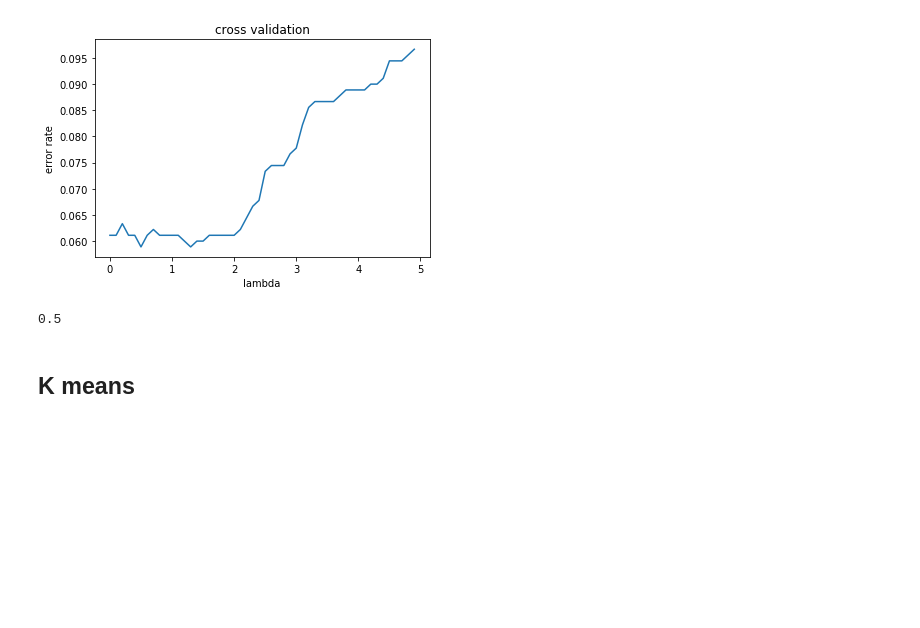
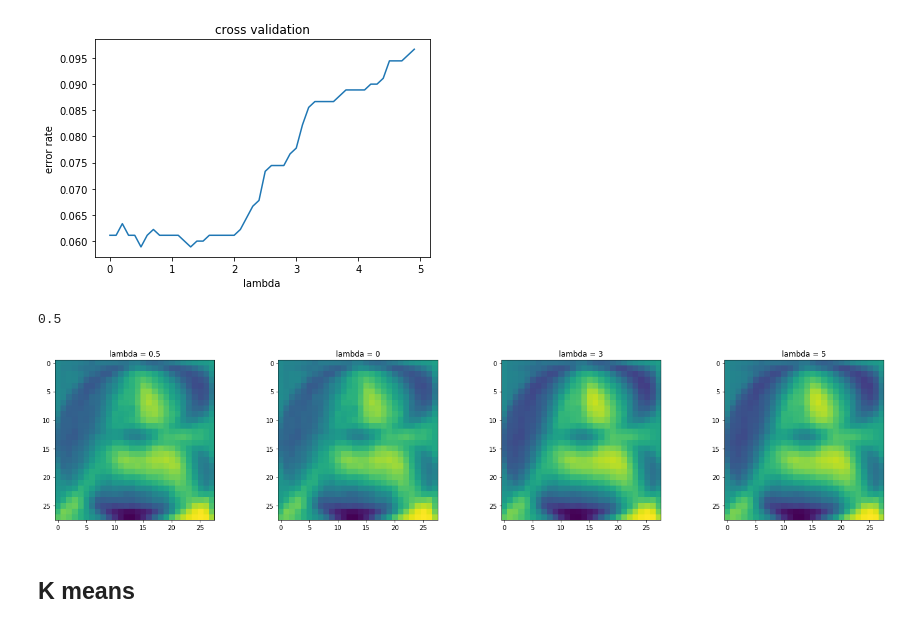
Before and after one commit to NizarGhandri/fonts_recognition, a Jupyter notebook: homework_2/models.ipynb, the cells around one changed output. Drawn from its saved outputs; the diff is of its cells as text; code cells hidden in the pictures; blank space fills up the shorter version.

```diff
--- a/homework_2/models.ipynb
+++ b/homework_2/models.ipynb
@@ -24,13 +24,16 @@ with ZipFile('data2.zip', 'r') as zipObj:
 training_data_path = os.path.join('data2', 'train')
 test_data_path = os.path.join('data2', 'test')
 # %%
-
+L = np.arange(900)
+random.shuffle(L)
+Y = np.arange(750)
+random.shuffle(Y)
 number_of_samples_per_letter = 300
 pixel_height = 28
 pixel_width = 28
 number_of_pixels = pixel_height*pixel_width
 batch_size = 50
-shape = (pixel_height*pixel_width)
+shape = (pixel_height, pixel_width)
 seed = 54
 # We define a flow of images:
 
@@ -45,7 +48,7 @@ def generate (dir_path):
             training_labels = training_labels + l
         elif tmp[-3:] == "png":
             im = Image.open(tmp)
-            training_data.append(np.reshape(np.asarray(im), shape))
+            training_data.append(np.reshape(np.asarray(im), number_of_pixels))
             if(dir_path[-1:] == 'A'):
                 training_labels.append(1)
             else:
@@ -57,17 +60,15 @@ def generate (dir_path):
 
 
 
-def make (dir_path):
+def make (dir_path, L):
     d, l = generate(dir_path)
     data = np.array(d)/255
     label = np.reshape(np.array(l), (np.shape(l)[0],1))
-    L = np.arange(np.shape(data)[0])
-    random.shuffle(L)
     return data[L], label[L]
 
 
-training_data, training_labels = make(training_data_path)
-test_data, test_labels = make(test_data_path)
+training_data, training_labels = make(training_data_path, L)
+test_data, test_labels = make(test_data_path, Y)
 
 
 print(np.shape(training_data))
@@ -235,6 +235,30 @@ choose_lambda(gradient_descent_ridge)
 [0.90333333]
 [figure]
 0.5
+# %%
+theta_R_opt = gradient_descent_ridge(0.001*np.ones((pixel_height*pixel_width, 1)), training_data, training_labels, 0.01, 100, 0.5)
+theta_R_zero = gradient_descent_ridge(0.001*np.ones((pixel_height*pixel_width, 1)), training_data, training_labels, 0.01, 100, 0)
+theta_R_three = gradient_descent_ridge(0.001*np.ones((pixel_height*pixel_width, 1)), training_data, training_labels, 0.01, 100, 3)
+theta_R_five = gradient_descent_ridge(0.001*np.ones((pixel_height*pixel_width, 1)), training_data, training_labels, 0.01, 100, 5)
+
+plt.figure(figsize=(20, 8))
+
+plt.subplot(2, 4, 1)
+plt.imshow(np.reshape(theta_R_opt, shape))
+plt.title("lambda = 0.5")
+plt.subplot(2, 4, 2)
+plt.imshow(np.reshape(theta_R_zero, shape))
+plt.title("lambda = 0")
+plt.subplot(2, 4, 3)
+plt.imshow(np.reshape(theta_R_three , shape))
+plt.title("lambda = 3")
+plt.subplot(2, 4, 4)
+plt.imshow(np.reshape(theta_R_three , shape))
+plt.title("lambda = 5")
+
+plt.tight_layout()
+# %% [output]
+[figure, added]
 # %% [markdown]
 ## K means
 # %%
```
Also changed, not shown: parts of 4 cells of this notebook.
